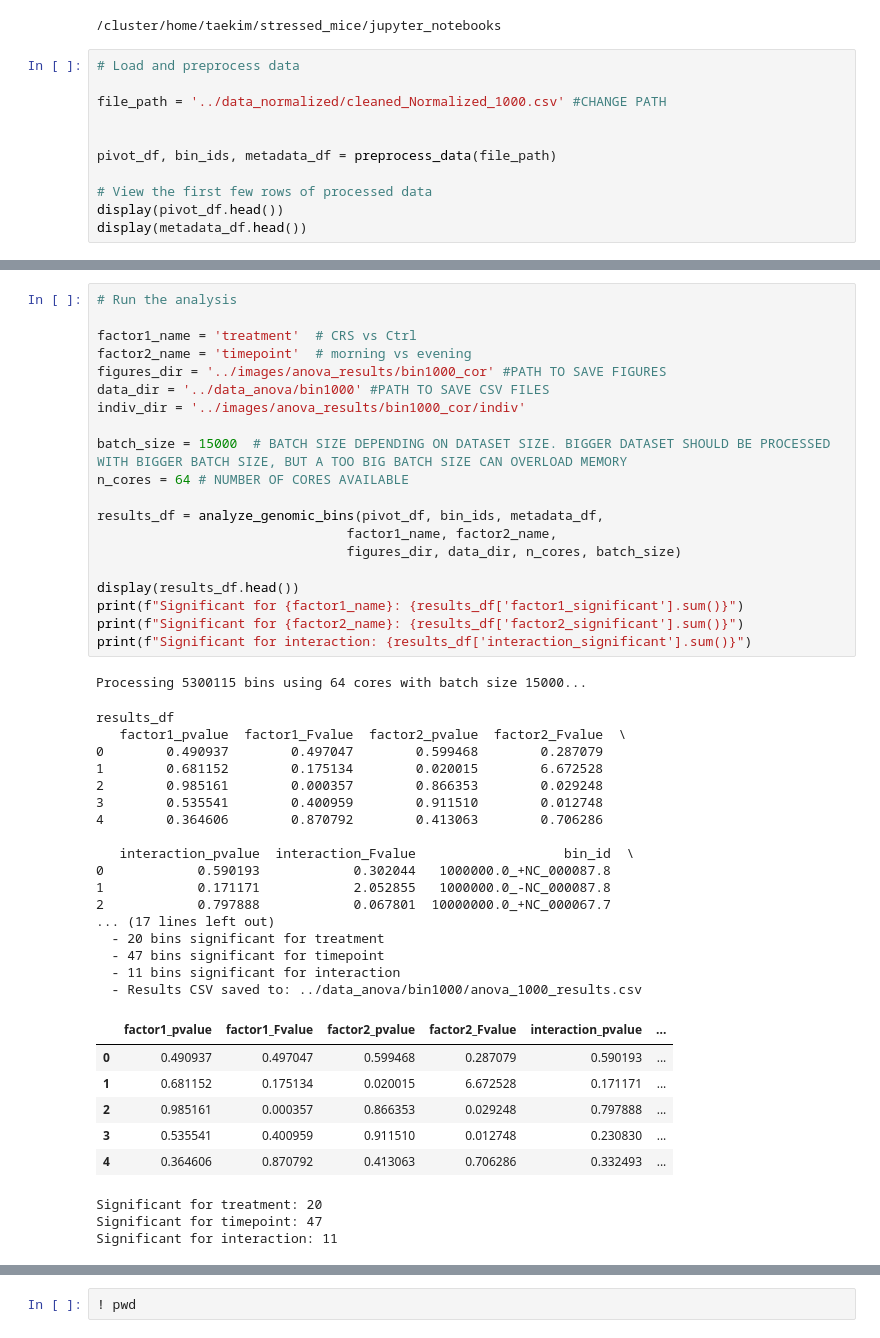
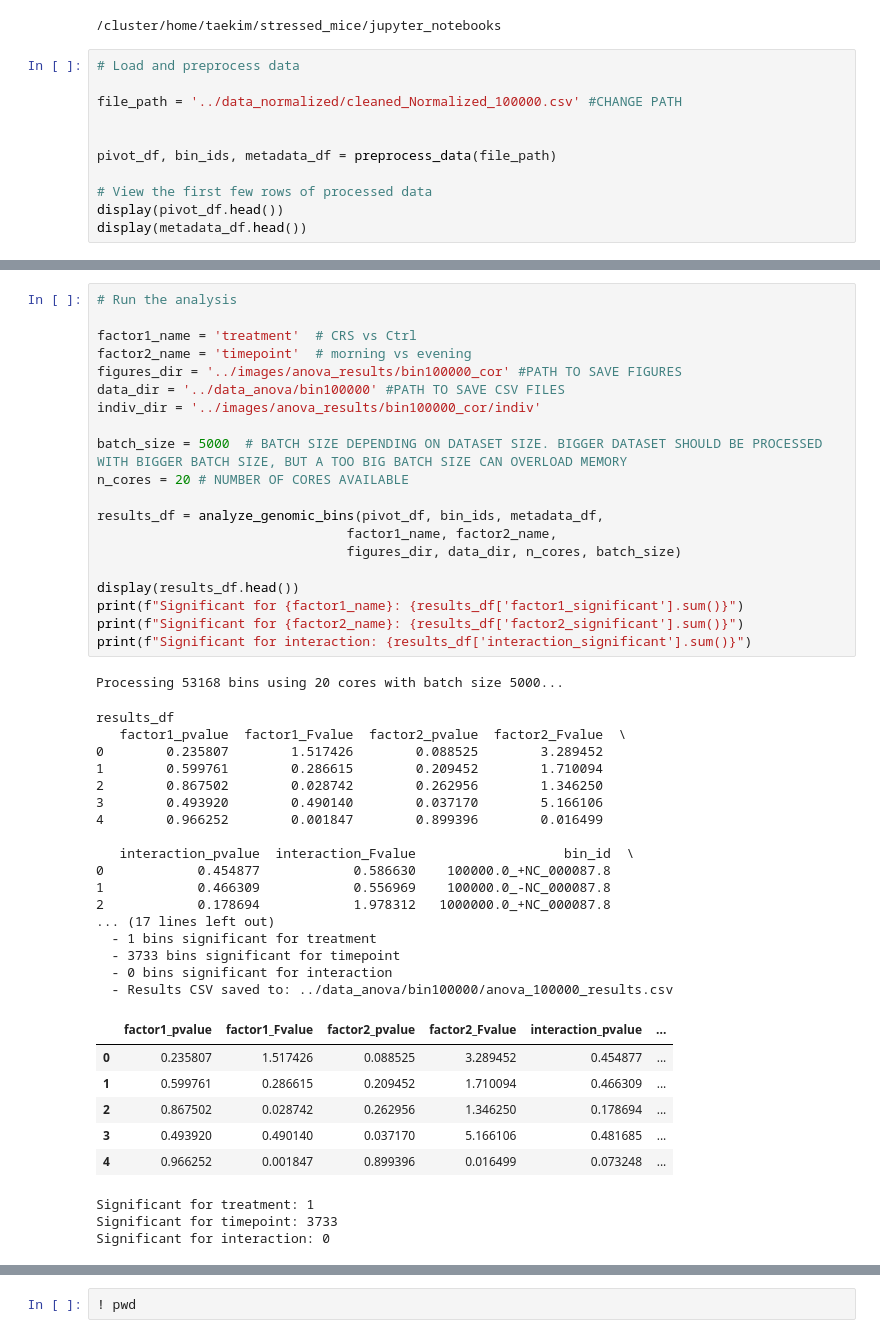
Before and after one commit to babypoby/stressed-mice, a Jupyter notebook: jupyter_notebooks/anova_bin.ipynb, the cells around one changed output, grey strips where cells are left out. Drawn from its saved outputs; the diff is of its cells as text.

```diff
--- a/jupyter_notebooks/anova_bin.ipynb
+++ b/jupyter_notebooks/anova_bin.ipynb
@@ -1626,7 +1624,7 @@ def create_heatmap_unified_zscore_clustered(pivot_df, bin_ids, metadata_df, resu
 # %%
 # Load and preprocess data
 
-file_path = '../data_normalized/cleaned_Normalized_1000.csv' #CHANGE PATH
+file_path = '../data_normalized/cleaned_Normalized_100000.csv' #CHANGE PATH
 
 
 pivot_df, bin_ids, metadata_df = preprocess_data(file_path)
@@ -1669,51 +1667,51 @@ Sample of the processed dataframe:
 # %%
 # Run the analysis
 
 factor1_name = 'treatment'  # CRS vs Ctrl
 factor2_name = 'timepoint'  # morning vs evening
-figures_dir = '../images/anova_results/bin1000_cor' #PATH TO SAVE FIGURES
-data_dir = '../data_anova/bin1000' #PATH TO SAVE CSV FILES
-indiv_dir = '../images/anova_results/bin1000_cor/indiv'
+figures_dir = '../images/anova_results/bin100000_cor' #PATH TO SAVE FIGURES
+data_dir = '../data_anova/bin100000' #PATH TO SAVE CSV FILES
+indiv_dir = '../images/anova_results/bin100000_cor/indiv'
 
-batch_size = 15000  # BATCH SIZE DEPENDING ON DATASET SIZE. BIGGER DATASET SHOULD BE PROCESSED WITH BIGGER BATCH SIZE, BUT A TOO BIG BATCH SIZE CAN OVERLOAD MEMORY
-n_cores = 64 # NUMBER OF CORES AVAILABLE
+batch_size = 5000  # BATCH SIZE DEPENDING ON DATASET SIZE. BIGGER DATASET SHOULD BE PROCESSED WITH BIGGER BATCH SIZE, BUT A TOO BIG BATCH SIZE CAN OVERLOAD MEMORY
+n_cores = 20 # NUMBER OF CORES AVAILABLE
 
 results_df = analyze_genomic_bins(pivot_df, bin_ids, metadata_df,
                                 factor1_name, factor2_name,
                                 figures_dir, data_dir, n_cores, batch_size)
 
 display(results_df.head())
 print(f"Significant for {factor1_name}: {results_df['factor1_significant'].sum()}")
 print(f"Significant for {factor2_name}: {results_df['factor2_significant'].sum()}")
 print(f"Significant for interaction: {results_df['interaction_significant'].sum()}")
 # %% [output]
-Processing 5300115 bins using 64 cores with batch size 15000...
+Processing 53168 bins using 20 cores with batch size 5000...
 results_df
    factor1_pvalue  factor1_Fvalue  factor2_pvalue  factor2_Fvalue  \
-0        0.490937        0.497047        0.599468        0.287079
-1        0.681152        0.175134        0.020015        6.672528
-2        0.985161        0.000357        0.866353        0.029248
-3        0.535541        0.400959        0.911510        0.012748
-4        0.364606        0.870792        0.413063        0.706286
+0        0.235807        1.517426        0.088525        3.289452
+1        0.599761        0.286615        0.209452        1.710094
+2        0.867502        0.028742        0.262956        1.346250
+3        0.493920        0.490140        0.037170        5.166106
+4        0.966252        0.001847        0.899396        0.016499
 
    interaction_pvalue  interaction_Fvalue                   bin_id  \
-0            0.590193            0.302044   1000000.0_+NC_000087.8
-1            0.171171            2.052855   1000000.0_-NC_000087.8
-2            0.797888            0.067801  10000000.0_+NC_000067.7
+0            0.454877            0.586630    100000.0_+NC_000087.8
+1            0.466309            0.556969    100000.0_-NC_000087.8
+2            0.178694            1.978312   1000000.0_+NC_000087.8
 ... (17 lines left out)
-  - 20 bins significant for treatment
-  - 47 bins significant for timepoint
-  - 11 bins significant for interaction
-  - Results CSV saved to: ../data_anova/bin1000/anova_1000_results.csv
+  - 1 bins significant for treatment
+  - 3733 bins significant for timepoint
+  - 0 bins significant for interaction
+  - Results CSV saved to: ../data_anova/bin100000/anova_100000_results.csv
 |  | factor1_pvalue | factor1_Fvalue | factor2_pvalue | factor2_Fvalue | interaction_pvalue | ... |
-| 0 | 0.490937 | 0.497047 | 0.599468 | 0.287079 | 0.590193 | ... |
-| 1 | 0.681152 | 0.175134 | 0.020015 | 6.672528 | 0.171171 | ... |
-| 2 | 0.985161 | 0.000357 | 0.866353 | 0.029248 | 0.797888 | ... |
-| 3 | 0.535541 | 0.400959 | 0.911510 | 0.012748 | 0.230830 | ... |
-| 4 | 0.364606 | 0.870792 | 0.413063 | 0.706286 | 0.332493 | ... |
+| 0 | 0.235807 | 1.517426 | 0.088525 | 3.289452 | 0.454877 | ... |
+| 1 | 0.599761 | 0.286615 | 0.209452 | 1.710094 | 0.466309 | ... |
+| 2 | 0.867502 | 0.028742 | 0.262956 | 1.346250 | 0.178694 | ... |
+| 3 | 0.493920 | 0.490140 | 0.037170 | 5.166106 | 0.481685 | ... |
+| 4 | 0.966252 | 0.001847 | 0.899396 | 0.016499 | 0.073248 | ... |
-Significant for treatment: 20
-Significant for timepoint: 47
-Significant for interaction: 11
+Significant for treatment: 1
+Significant for timepoint: 3733
+Significant for interaction: 0
 # %%
 
 #Show and save visualizations
```
Also changed, not shown: parts of 3 cells of this notebook, 11 other files.
